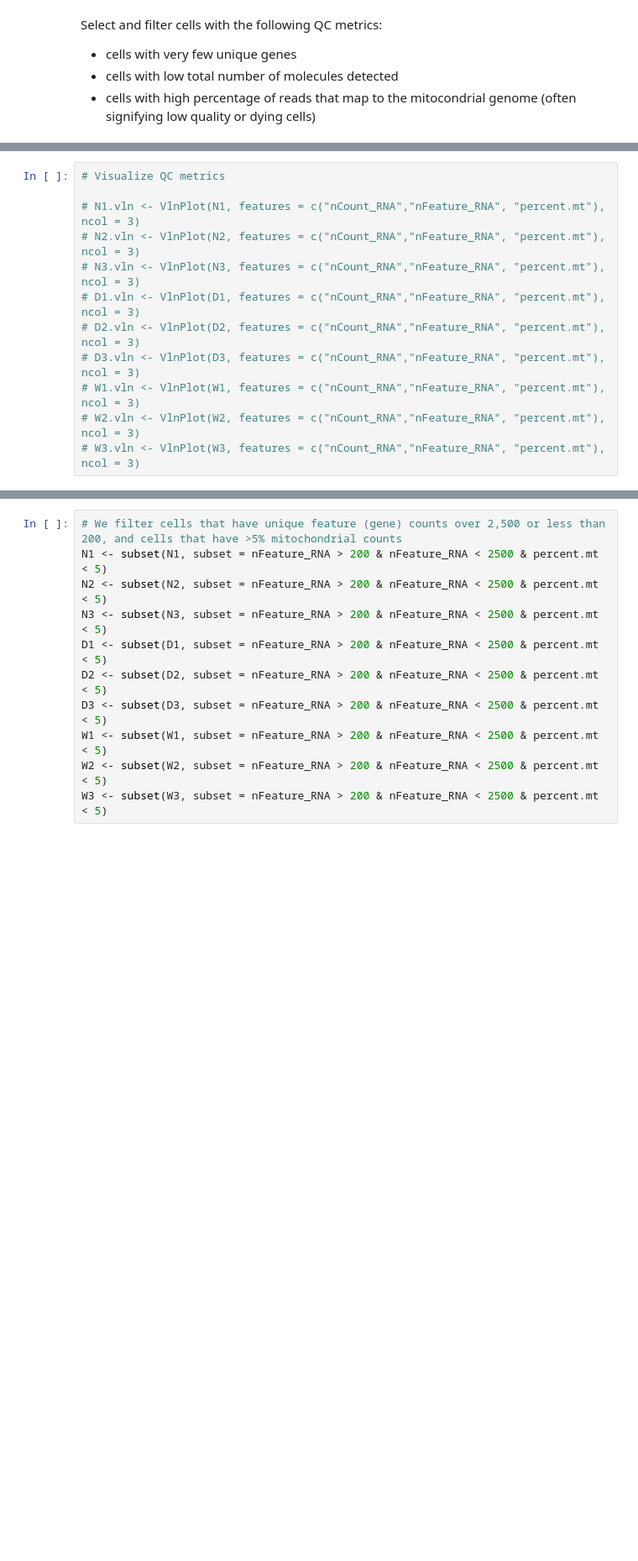
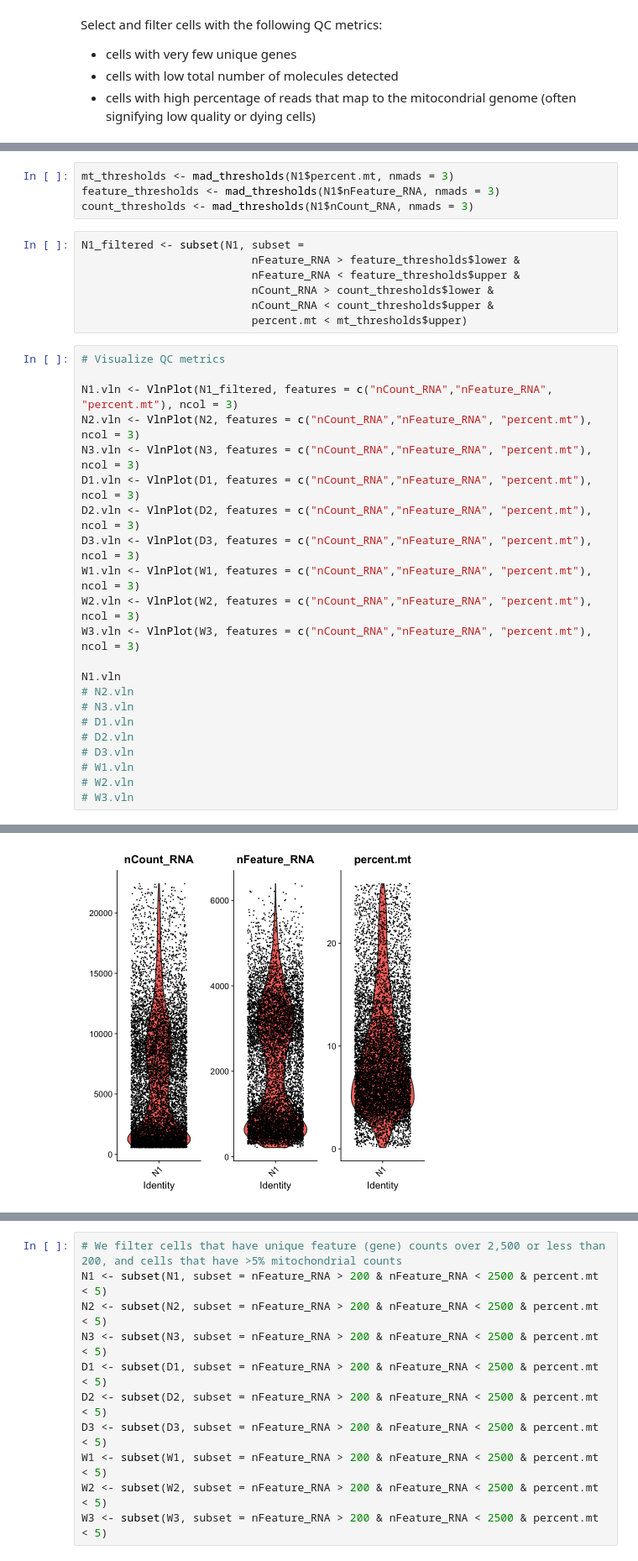
Before and after one commit to rominabai/mouse-amygdala-opioid-dependence, a Jupyter notebook: Analysis.ipynb, the cells around one changed output, grey strips where cells are left out. Shown at 84% size. Cells and saved outputs as stored; diff of their text form; blank space fills up the shorter version.

Commit message:
Changed QC to MAD strategy for adaptive thresholding, only did N1

```diff
--- a/Analysis.ipynb
+++ b/Analysis.ipynb
@@ -111,12 +95,34 @@ A data.frame: 6 x 4
+# %%
+mt_thresholds <- mad_thresholds(N1$percent.mt, nmads = 3)
+feature_thresholds <- mad_thresholds(N1$nFeature_RNA, nmads = 3)
+count_thresholds <- mad_thresholds(N1$nCount_RNA, nmads = 3)
+# %%
+N1_filtered <- subset(N1, subset =
+                          nFeature_RNA > feature_thresholds$lower &
+                          nFeature_RNA < feature_thresholds$upper &
+                          nCount_RNA > count_thresholds$lower &
+                          nCount_RNA < count_thresholds$upper &
+                          percent.mt < mt_thresholds$upper)
 # %%
 # Visualize QC metrics
 
-# N1.vln <- VlnPlot(N1, features = c("nCount_RNA","nFeature_RNA", "percent.mt"), ncol = 3)
-# N2.vln <- VlnPlot(N2, features = c("nCount_RNA","nFeature_RNA", "percent.mt"), ncol = 3)
-# N3.vln <- VlnPlot(N3, features = c("nCount_RNA","nFeature_RNA", "percent.mt"), ncol = 3)
-# D1.vln <- VlnPlot(D1, features = c("nCount_RNA","nFeature_RNA", "percent.mt"), ncol = 3)
-# D2.vln <- VlnPlot(D2, features = c("nCount_RNA","nFeature_RNA", "percent.mt"), ncol = 3)
-# D3.vln <- VlnPlot(D3, features = c("nCount_RNA","nFeature_RNA", "percent.mt"), ncol = 3)
-# W1.vln <- VlnPlot(W1, features = c("nCount_RNA","nFeature_RNA", "percent.mt"), ncol = 3)
-# W2.vln <- VlnPlot(W2, features = c("nCount_RNA","nFeature_RNA", "percent.mt"), ncol = 3)
-# W3.vln <- VlnPlot(W3, features = c("nCount_RNA","nFeature_RNA", "percent.mt"), ncol = 3)
+N1.vln <- VlnPlot(N1_filtered, features = c("nCount_RNA","nFeature_RNA", "percent.mt"), ncol = 3)
+N2.vln <- VlnPlot(N2, features = c("nCount_RNA","nFeature_RNA", "percent.mt"), ncol = 3)
+N3.vln <- VlnPlot(N3, features = c("nCount_RNA","nFeature_RNA", "percent.mt"), ncol = 3)
+D1.vln <- VlnPlot(D1, features = c("nCount_RNA","nFeature_RNA", "percent.mt"), ncol = 3)
+D2.vln <- VlnPlot(D2, features = c("nCount_RNA","nFeature_RNA", "percent.mt"), ncol = 3)
+D3.vln <- VlnPlot(D3, features = c("nCount_RNA","nFeature_RNA", "percent.mt"), ncol = 3)
+W1.vln <- VlnPlot(W1, features = c("nCount_RNA","nFeature_RNA", "percent.mt"), ncol = 3)
+W2.vln <- VlnPlot(W2, features = c("nCount_RNA","nFeature_RNA", "percent.mt"), ncol = 3)
+W3.vln <- VlnPlot(W3, features = c("nCount_RNA","nFeature_RNA", "percent.mt"), ncol = 3)
+
+N1.vln
+# N2.vln
+# N3.vln
+# D1.vln
+# D2.vln
+# D3.vln
+# W1.vln
+# W2.vln
+# W3.vln
+# %% [output]
@@ -122,0 +147 @@ A data.frame: 6 x 4
+[figure, added]
```
Also changed, not shown: parts of 17 cells of this notebook.
